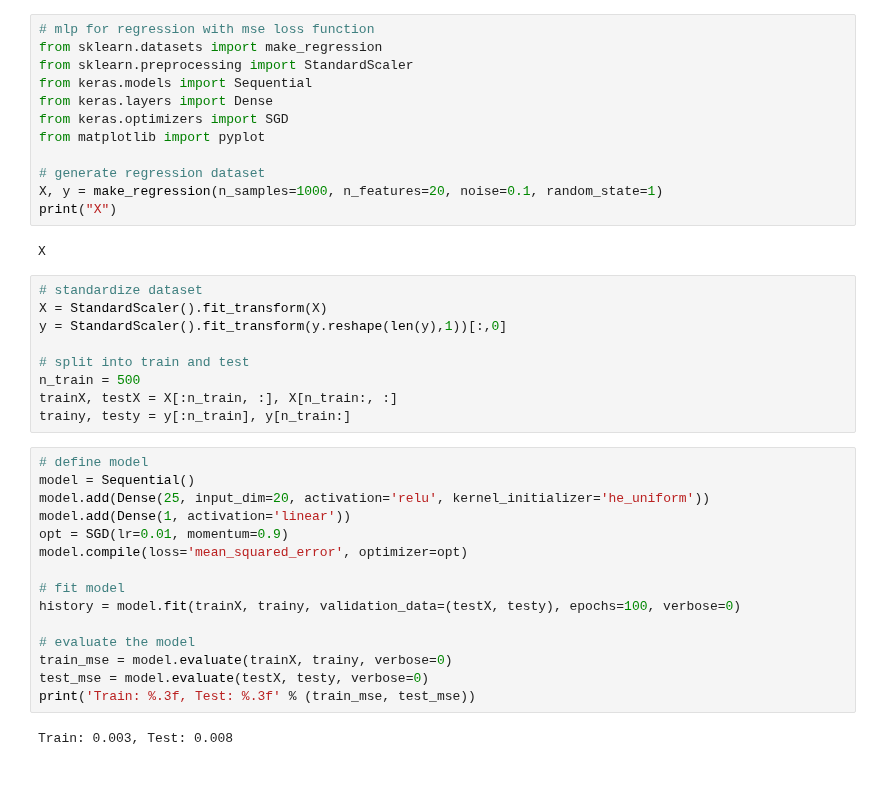
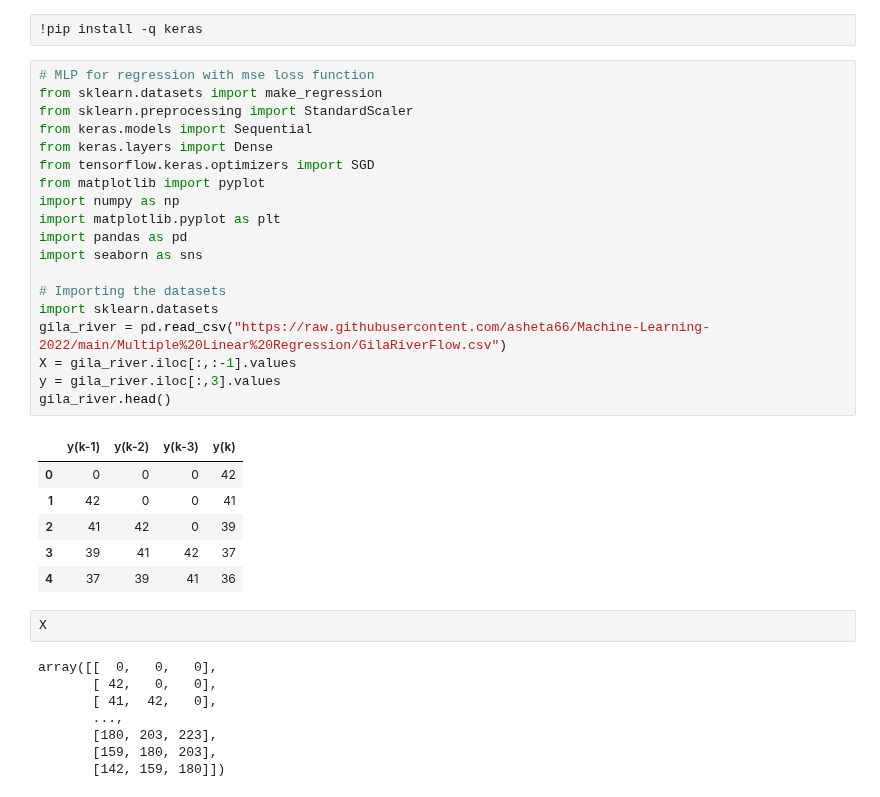
Before and after one commit to asheta66/Machine-Learning-2024, a Jupyter notebook: Feedforward Neural Networks/ANN1.ipynb, the cells around one changed output. Saved outputs shown, nothing was run; the diff lists cells and outputs as text.

```diff
--- a/Feedforward Neural Networks/ANN1.ipynb
+++ b/Feedforward Neural Networks/ANN1.ipynb
@@ -3,40 +3,38 @@
+# %%
+!pip install -q keras
 # %%
-# mlp for regression with mse loss function
+# MLP for regression with mse loss function
 from sklearn.datasets import make_regression
 from sklearn.preprocessing import StandardScaler
 from keras.models import Sequential
 from keras.layers import Dense
-from keras.optimizers import SGD
+from tensorflow.keras.optimizers import SGD
 from matplotlib import pyplot
+import numpy as np
+import matplotlib.pyplot as plt
+import pandas as pd
+import seaborn as sns
 
-# generate regression dataset
-X, y = make_regression(n_samples=1000, n_features=20, noise=0.1, random_state=1)
-print("X")
+# Importing the datasets
+import sklearn.datasets
+gila_river = pd.read_csv("https://raw.githubusercontent.com/asheta66/Machine-Learning-2022/main/Multiple%20Linear%20Regression/GilaRiverFlow.csv")
+X = gila_river.iloc[:,:-1].values
+y = gila_river.iloc[:,3].values
+gila_river.head()
 # %% [output]
-X
+|  | y(k-1) | y(k-2) | y(k-3) | y(k) |
+| 0 | 0 | 0 | 0 | 42 |
+| 1 | 42 | 0 | 0 | 41 |
+| 2 | 41 | 42 | 0 | 39 |
+| 3 | 39 | 41 | 42 | 37 |
+| 4 | 37 | 39 | 41 | 36 |
-# %%
-# standardize dataset
-X = StandardScaler().fit_transform(X)
-y = StandardScaler().fit_transform(y.reshape(len(y),1))[:,0]
-
-# split into train and test
-n_train = 500
-trainX, testX = X[:n_train, :], X[n_train:, :]
-trainy, testy = y[:n_train], y[n_train:]
-# %%
-# define model
-model = Sequential()
-model.add(Dense(25, input_dim=20, activation='relu', kernel_initializer='he_uniform'))
-model.add(Dense(1, activation='linear'))
-opt = SGD(lr=0.01, momentum=0.9)
-model.compile(loss='mean_squared_error', optimizer=opt)
-
-# fit model
-history = model.fit(trainX, trainy, validation_data=(testX, testy), epochs=100, verbose=0)
-
-# evaluate the model
-train_mse = model.evaluate(trainX, trainy, verbose=0)
-test_mse = model.evaluate(testX, testy, verbose=0)
-print('Train: %.3f, Test: %.3f' % (train_mse, test_mse))
-# %% [output]
-Train: 0.003, Test: 0.008
+# %%
+X
+# %% [output]
+array([[  0,   0,   0],
+       [ 42,   0,   0],
+       [ 41,  42,   0],
+       ...,
+       [180, 203, 223],
+       [159, 180, 203],
+       [142, 159, 180]])
```
Also changed, not shown: parts of 9 cells of this notebook.
